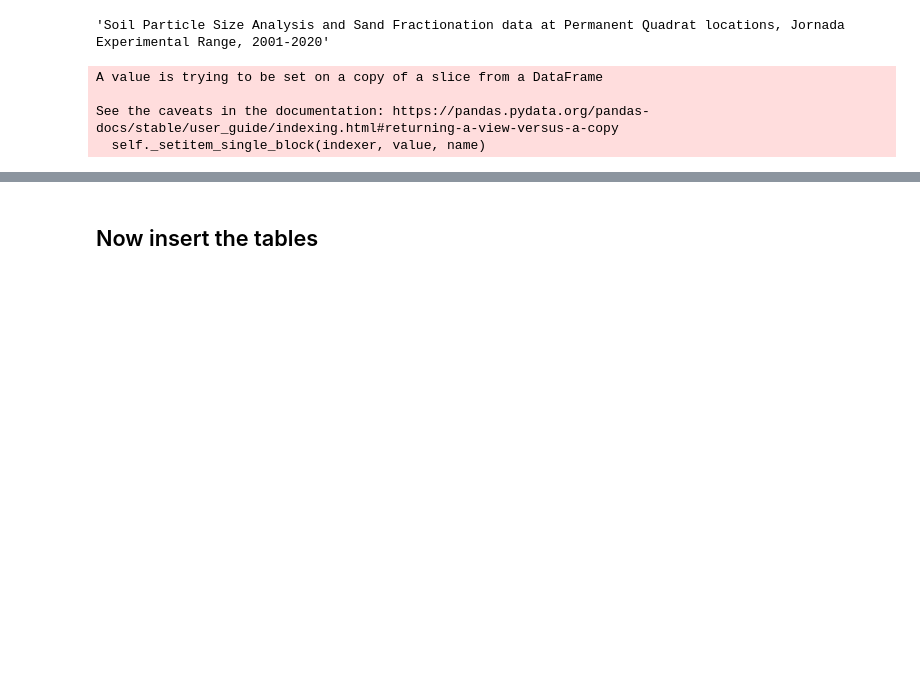
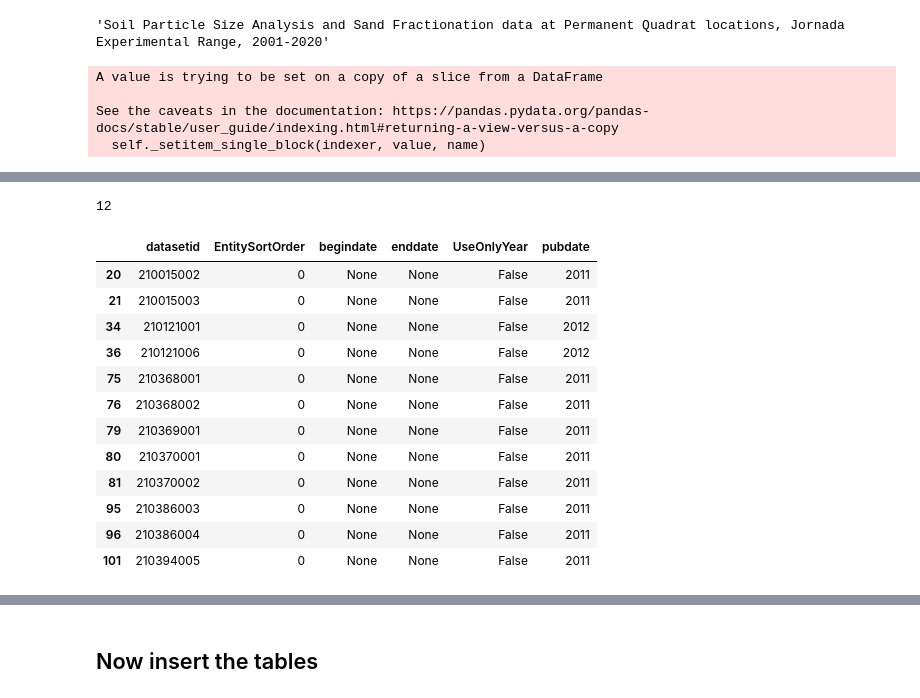
Before and after one commit to jornada-im/jrn-db-utils, a Jupyter notebook: jupyter/datasets_edi2mb.ipynb, the cells around one changed output, grey strips where cells are left out. Drawn from its saved outputs; the diff is of its cells as text; code cells hidden in the pictures; blank space fills up the shorter version.

Commit message:
notebooks for dataset temporal and sites

```diff
--- a/jupyter/datasets_edi2mb.ipynb
+++ b/jupyter/datasets_edi2mb.ipynb
@@ -34,7 +34,7 @@ df.head()
 df[['scope', 'datasetid', 'revision']] = df['packageid'].str.split('.',expand=True)
 # %%
 # Format the dataframe to look like the DataSet table in jrn_metabase
-df['abstract'] = 'abstract.docx'
+df['abstract'] = ['abstract.{0}.md'.format(did) for did in df.datasetid]
 df['updatefrequency'] = 'notPlanned'
 df['maintenancedesc'] = ''
 df['abstracttype'] = 'file'
@@ -168,0 +173,6 @@ See the caveats in the documentation: https://pandas.pydata.org/pandas-docs/stab
+# %%
+# Rearrange columns
+df['EntitySortOrder'] = 0
+df['UseOnlyYear'] = False
+ds_temp = df.loc[nonmet,['datasetid','EntitySortOrder','begindate','enddate','UseOnlyYear','pubdate']]
+ds_temp.head()
@@ -168,0 +186,23 @@ See the caveats in the documentation: https://pandas.pydata.org/pandas-docs/stab
+# %%
+ds_temp.begindate.isnull().sum()
+ds_temp.enddate.isnull().sum()
+# %% [output]
+12
+# %%
+misstest = (ds_temp.begindate.isnull() & ds_temp.enddate.isnull())
+# %%
+ds_temp[misstest]
+# %% [output]
+|  | datasetid | EntitySortOrder | begindate | enddate | UseOnlyYear | pubdate |
+| 20 | 210015002 | 0 | None | None | False | 2011 |
+| 21 | 210015003 | 0 | None | None | False | 2011 |
+| 34 | 210121001 | 0 | None | None | False | 2012 |
+| 36 | 210121006 | 0 | None | None | False | 2012 |
+| 75 | 210368001 | 0 | None | None | False | 2011 |
+| 76 | 210368002 | 0 | None | None | False | 2011 |
+| 79 | 210369001 | 0 | None | None | False | 2011 |
+| 80 | 210370001 | 0 | None | None | False | 2011 |
+| 81 | 210370002 | 0 | None | None | False | 2011 |
+| 95 | 210386003 | 0 | None | None | False | 2011 |
+| 96 | 210386004 | 0 | None | None | False | 2011 |
+| 101 | 210394005 | 0 | None | None | False | 2011 |
```
Also changed, not shown: parts of 7 cells of this notebook, 1 other file.
